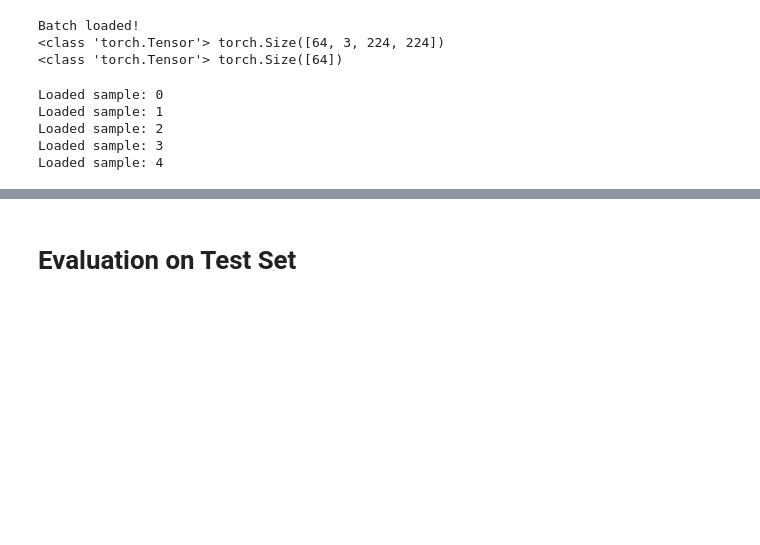
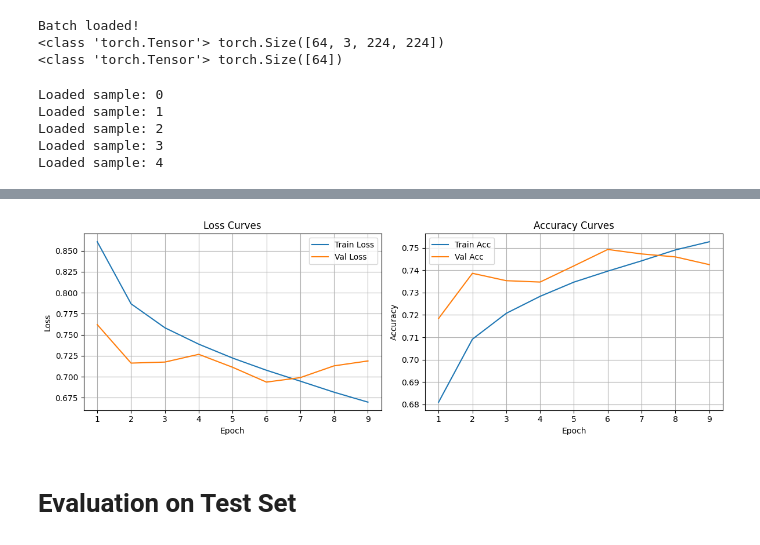
Before and after one commit to lebelolerato/multimodal_pipeline, a Jupyter notebook: src/imgae_only2.ipynb, the cells around one changed output, grey strips where cells are left out. Saved outputs shown, nothing was run; the diff lists cells and outputs as text; code cells hidden in the pictures; blank space fills up the shorter version.

Commit message:
Image only model done training using version2 of the dataset

```diff
--- a/src/imgae_only2.ipynb
+++ b/src/imgae_only2.ipynb
@@ -351,45 +380,112 @@ print(torch.cuda.get_device_name(0) if torch.cuda.is_available() else "No GPU")
 # %%
+# ====================================
+# LOSS, OPTIMIZER, SCHEDULER, STOPPER
+# ====================================
 criterion = nn.CrossEntropyLoss()
-optimizer = torch.optim.AdamW(model.parameters(), lr=LEARNING_RATE, weight_decay=WEIGHT_DECAY)
-scheduler = torch.optim.lr_scheduler.ReduceLROnPlateau(optimizer, mode='min', factor=0.5, patience=2)
-early_stopper = EarlyStopping(patience=PATIENCE, min_delta=0.0)
 
-history = {"train_loss": [], "val_loss": [], "train_acc": [], "val_acc": []}
+optimizer = torch.optim.AdamW(
+    model.parameters(),
+    lr=LEARNING_RATE,
+    weight_decay=WEIGHT_DECAY
+)
+
+# No verbose parameter (your PyTorch version doesn’t support it)
+scheduler = torch.optim.lr_scheduler.ReduceLROnPlateau(
+    optimizer,
+    mode='min',
+    factor=0.5,
+    patience=2
+)
+
+early_stopper = EarlyStopping(
+    patience=PATIENCE,
+    min_delta=0.0
+)
+
+# For storing all metrics
+history = {
+    "train_loss": [],
+    "val_loss": [],
+    "train_acc": [],
+    "val_acc": [],
+    "lr_changes": []
+}
 
 best_model_path = os.path.join(DATA_DIR, "best_image_model_resnet50.pth")
 
+# ====================================
+# TRAINING LOOP
+# ====================================
 for epoch in range(1, NUM_EPOCHS + 1):
+
     print(f"\n=== Epoch {epoch}/{NUM_EPOCHS} ===")
-
     start_time = time.time()
 
-    train_loss, train_acc = train_one_epoch(model, train_loader, criterion, optimizer, device)
-    val_loss, val_acc = eval_one_epoch(model, val_loader, criterion, device)
+    # --- Training ---
+    train_loss, train_acc = train_one_epoch(
+        model, train_loader, criterion, optimizer, device
+    )
 
+    # --- Validation ---
+    val_loss, val_acc = eval_one_epoch(
+        model, val_loader, criterion, device
+    )
+
+    # --- LR Scheduler ---
+    old_lr = optimizer.param_groups[0]['lr']
     scheduler.step(val_loss)
+    new_lr = optimizer.param_groups[0]['lr']
 
+    if new_lr != old_lr:
+        print(f"Learning rate reduced: {old_lr:.6f} → {new_lr:.6f}")
+        history["lr_changes"].append({
+            "epoch": epoch,
+            "old_lr": old_lr,
+            "new_lr": new_lr
+        })
+
+    # --- Save metrics ---
     history["train_loss"].append(train_loss)
     history["val_loss"].append(val_loss)
     history["train_acc"].append(train_acc)
     history["val_acc"].append(val_acc)
 
-    print(f"Epoch [{epoch}/{NUM_EPOCHS}] Summary:")
-    print(f"  Train → Loss: {train_loss:.4f}, Acc: {train_acc:.4f}")
-    print(f"  Val   → Loss: {val_loss:.4f}, Acc: {val_acc:.4f}")
-    print(f"  Time elapsed: {time.time() - start_time:.2f}s")
+    # --- Epoch summary ---
+    elapsed = time.time() - start_time
+    print(f" Train → Loss: {train_loss:.4f}, Acc: {train_acc:.4f}")
+    print(f" Val   → Loss: {val_loss:.4f}, Acc: {val_acc:.4f}")
+    print(f" Time: {elapsed:.2f} sec")
 
-    # Early stopping
+    # --- Early stopping ---
     early_stopper.step(val_loss, model)
+
     if early_stopper.should_stop:
-        print("🚨 Early stopping triggered!")
+        print("Early stopping triggered!")
         break
 
-# Restore best model
+# ====================================
+# RESTORE BEST MODEL
+# ====================================
 if early_stopper.best_state_dict is not None:
     model.load_state_dict(early_stopper.best_state_dict)
 
+# ====================================
+# SAVE BEST MODEL
+# ====================================
 torch.save(model.state_dict(), best_model_path)
-print("💾 Best model saved to:", best_model_path)
+print("Best model saved to:", best_model_path)
 
+# ====================================
+# SAVE TRAINING HISTORY
+# ====================================
+history_path = os.path.join(DATA_DIR, "image_model_training_history.json")
+with open(history_path, "w") as f:
+    json.dump(history, f, indent=4)
+
+print("Training history saved to:", history_path)
+
+# ====================================
+# PLOT LEARNING CURVES
+# ====================================
 plot_learning_curves(history)
 # %% [output]
@@ -397,3 +540,4 @@ KeyboardInterrupt:
+[figure, added]
 # %% [markdown]
 # Evaluation on Test Set
 # %%
```
Also changed, not shown: parts of 6 cells of this notebook.
